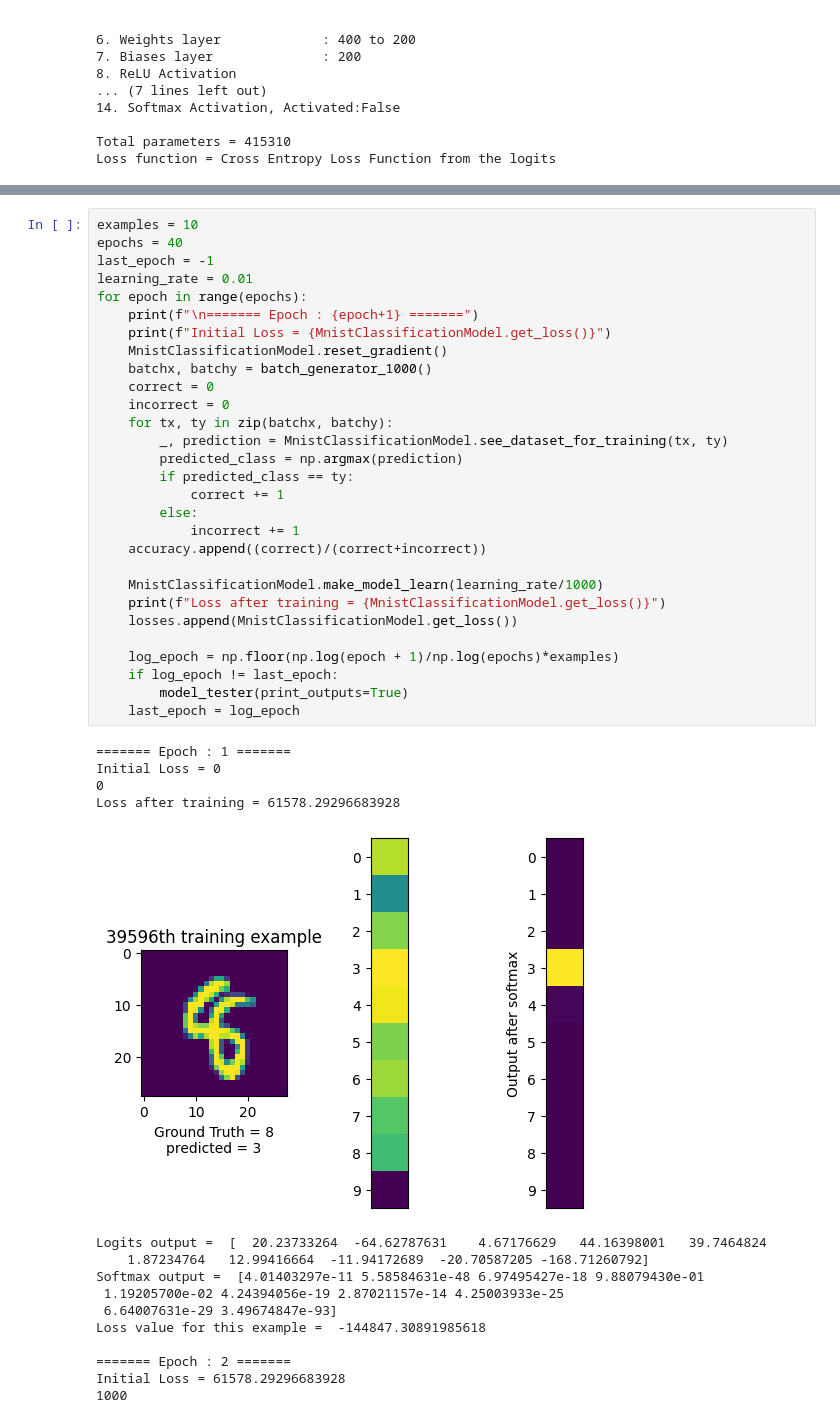
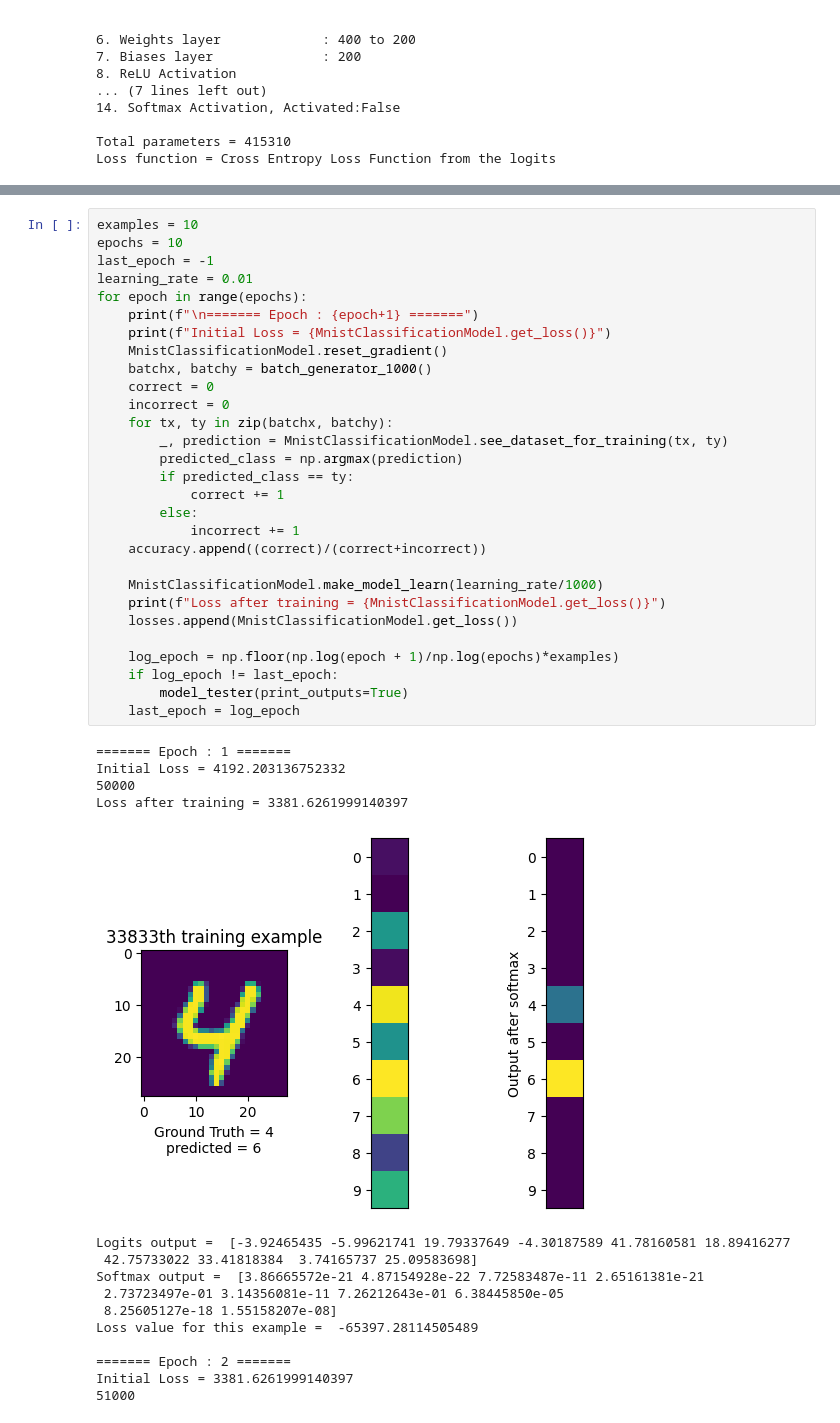
Before and after one commit to krischal111/Deep-learning-implementation, a Jupyter notebook: deep-learning-complete.ipynb, the cells around one changed output, grey strips where cells are left out. Saved outputs shown, nothing was run; the diff lists cells and outputs as text.

Commit message:
Train result (good ones)

```diff
--- a/deep-learning-complete.ipynb
+++ b/deep-learning-complete.ipynb
@@ -512,45 +512,45 @@ Loss value for this example =  -271413.162710373
 # %%
 examples = 10
-epochs = 40
+epochs = 10
 last_epoch = -1
 learning_rate = 0.01
 for epoch in range(epochs):
     print(f"\n======= Epoch : {epoch+1} =======")
     print(f"Initial Loss = {MnistClassificationModel.get_loss()}")
     MnistClassificationModel.reset_gradient()
     batchx, batchy = batch_generator_1000()
     correct = 0
     incorrect = 0
     for tx, ty in zip(batchx, batchy):
         _, prediction = MnistClassificationModel.see_dataset_for_training(tx, ty)
         predicted_class = np.argmax(prediction)
         if predicted_class == ty:
             correct += 1
         else:
             incorrect += 1
     accuracy.append((correct)/(correct+incorrect))
 
     MnistClassificationModel.make_model_learn(learning_rate/1000)
     print(f"Loss after training = {MnistClassificationModel.get_loss()}")
     losses.append(MnistClassificationModel.get_loss())
 
     log_epoch = np.floor(np.log(epoch + 1)/np.log(epochs)*examples)
     if log_epoch != last_epoch:
         model_tester(print_outputs=True)
     last_epoch = log_epoch
 # %% [output]
 ======= Epoch : 1 =======
-Initial Loss = 0
-0
-Loss after training = 61578.29296683928
+Initial Loss = 4192.203136752332
+50000
+Loss after training = 3381.6261999140397
-[figure, old version]
+[figure, new version]
-Logits output =  [  20.23733264  -64.62787631    4.67176629   44.16398001   39.7464824
-    1.87234764   12.99416664  -11.94172689  -20.70587205 -168.71260792]
-Softmax output =  [4.01403297e-11 5.58584631e-48 6.97495427e-18 9.88079430e-01
- 1.19205700e-02 4.24394056e-19 2.87021157e-14 4.25003933e-25
- 6.64007631e-29 3.49674847e-93]
-Loss value for this example =  -144847.30891985618
+Logits output =  [-3.92465435 -5.99621741 19.79337649 -4.30187589 41.78160581 18.89416277
+ 42.75733022 33.41818384  3.74165737 25.09583698]
+Softmax output =  [3.86665572e-21 4.87154928e-22 7.72583487e-11 2.65161381e-21
+ 2.73723497e-01 3.14356081e-11 7.26212643e-01 6.38445850e-05
+ 8.25605127e-18 1.55158207e-08]
+Loss value for this example =  -65397.28114505489
 
 ======= Epoch : 2 =======
-Initial Loss = 61578.29296683928
-1000
+Initial Loss = 3381.6261999140397
+51000
```
Also changed, not shown: parts of 6 cells of this notebook, 9 other files.
